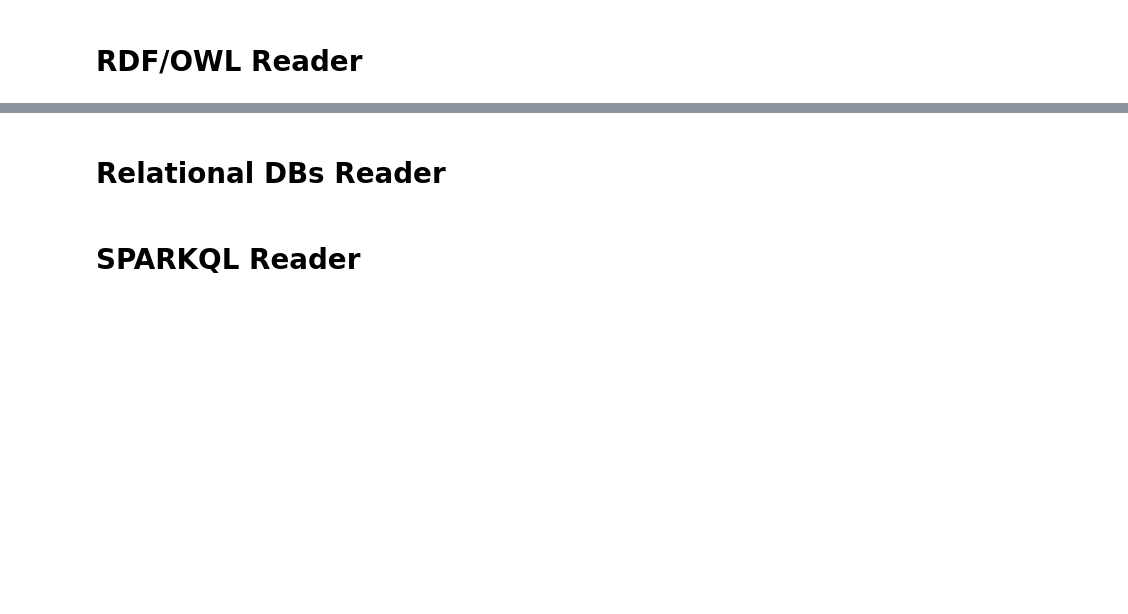
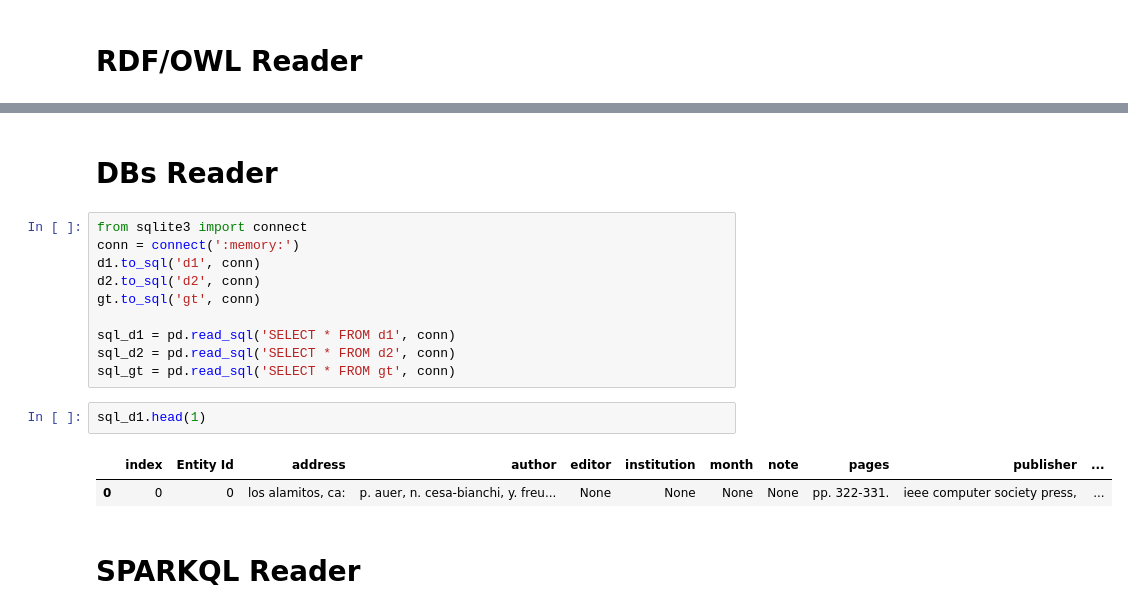
Before and after one commit to ilias6/Parallel-pyJedAI, a Jupyter notebook: Readers.ipynb, the cells around one changed output, grey strips where cells are left out. Drawn from its saved outputs; the diff is of its cells as text; blank space fills up the shorter version.

Commit message:
created rdf, db readers examples

```diff
--- a/Readers.ipynb
+++ b/Readers.ipynb
@@ -59,4 +84,19 @@ gt = rfd.graph.to_dataframe(g_gt)
 # %% [markdown]
-# Relational DBs Reader
+# DBs Reader
+# %%
+from sqlite3 import connect
+conn = connect(':memory:')
+d1.to_sql('d1', conn)
+d2.to_sql('d2', conn)
+gt.to_sql('gt', conn)
+
+sql_d1 = pd.read_sql('SELECT * FROM d1', conn)
+sql_d2 = pd.read_sql('SELECT * FROM d2', conn)
+sql_gt = pd.read_sql('SELECT * FROM gt', conn)
+# %%
+sql_d1.head(1)
+# %% [output]
+|  | index | Entity Id | address | author | editor | institution | month | note | pages | publisher | ... |
+| 0 | 0 | 0 | los alamitos, ca: | p. auer, n. cesa-bianchi, y. freu... | None | None | None | None | pp. 322-331. | ieee computer society press, | ... |
 # %% [markdown]
 # SPARKQL Reader
```
Also changed, not shown: parts of 3 cells of this notebook, 1 other file.
